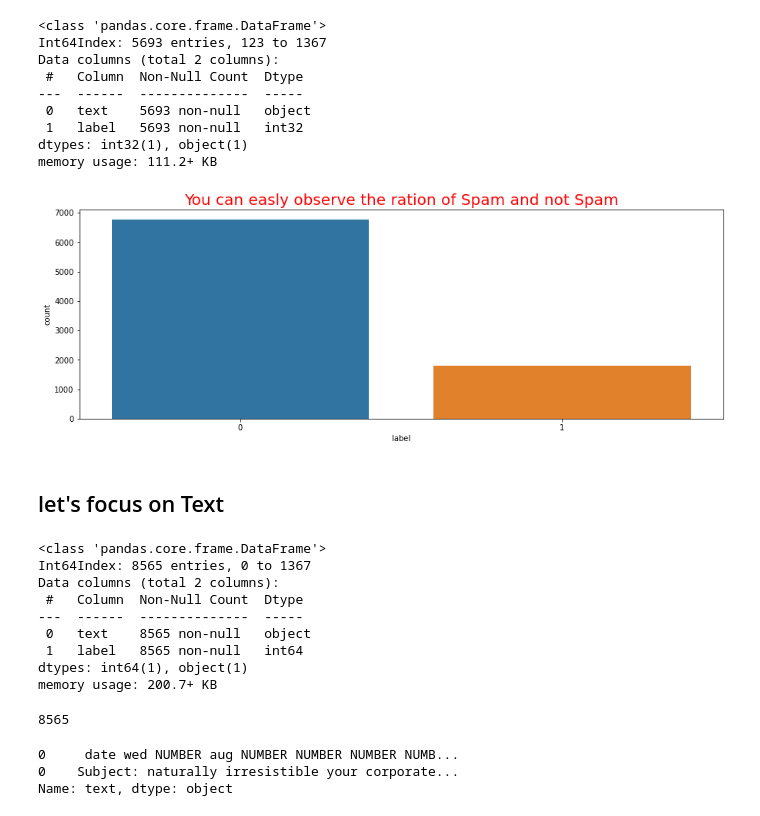
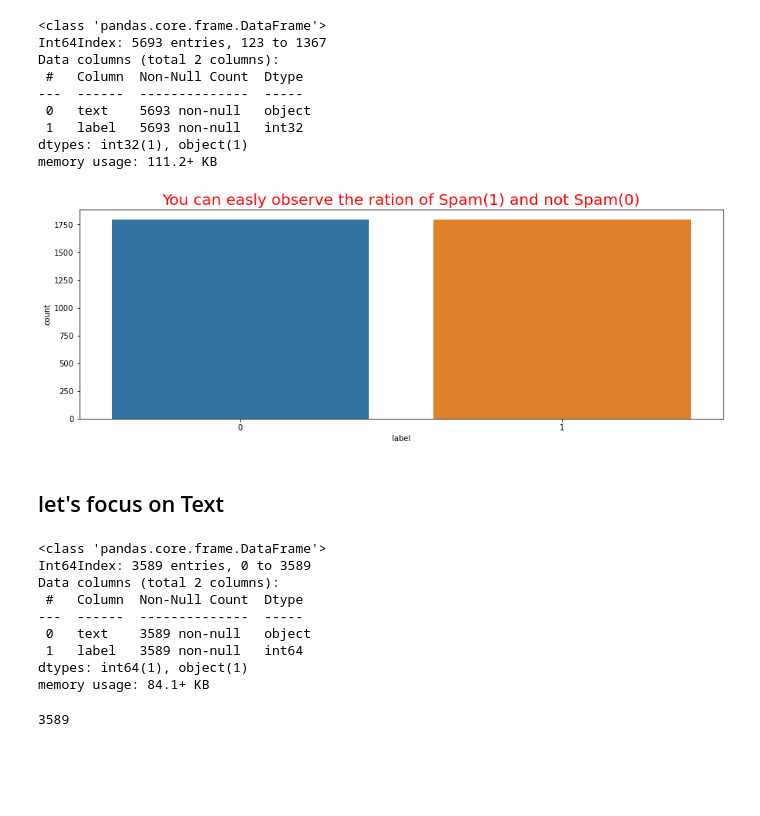
Before and after one commit to abuubaida01/Email_Classifier, a Jupyter notebook: notebook.ipynb, the cells around one changed output. Drawn from its saved outputs; the diff is of its cells as text; code cells hidden in the pictures; blank space fills up the shorter version.

```diff
--- a/notebook.ipynb
+++ b/notebook.ipynb
@@ -119,6 +142,6 @@ memory usage: 111.2+ KB
 # %%
 frames = [df1, df2]
-df = pd.concat(frames)
+df = pd.concat(frames, ignore_index=True)
 df.shape
 # %% [output]
 (8566, 2)
@@ -124,0 +171,5 @@ df.shape
+# %%
+#let's balance our data
+not_spam=df[df.label==0].sample(1795)
+# %%
+spam = df[df.label==1]
@@ -124,0 +182,3 @@ df.shape
+# %%
+#let's concatenate them
+df = pd.concat([not_spam, spam], ignore_index=True)
@@ -190,31 +263,26 @@ memory usage: 111.2+ KB
 # %%
 plt.figure(figsize=(15,5))
 sns.countplot(df.label)
-plt.title("You can easly observe the ration of Spam and not Spam", size=20, color='r')
+plt.title("You can easly observe the ration of Spam(1) and not Spam(0)", size=20, color='r')
 plt.show()
 # %% [output]
-[figure, old version]
+[figure, new version]
 # %% [markdown]
 ## let's focus on Text
 # %%
 df.info()
 # %% [output]
 <class 'pandas.core.frame.DataFrame'>
-Int64Index: 8565 entries, 0 to 1367
+Int64Index: 3589 entries, 0 to 3589
 Data columns (total 2 columns):
  #   Column  Non-Null Count  Dtype
 ---  ------  --------------  -----
- 0   text    8565 non-null   object
- 1   label   8565 non-null   int64
+ 0   text    3589 non-null   object
+ 1   label   3589 non-null   int64
 dtypes: int64(1), object(1)
-memory usage: 200.7+ KB
+memory usage: 84.1+ KB
-# %%
-df.text.nunique()
-# %% [output]
-8565
-# %%
-df.text[0]
-# %% [output]
-0     date wed NUMBER aug NUMBER NUMBER NUMBER NUMB...
-0    Subject: naturally irresistible your corporate...
-Name: text, dtype: object
+# %%
+#let's see the total values
+df.text.nunique()
+# %% [output]
+3589
```
Also changed, not shown: parts of 170 cells of this notebook, 3 other files.
